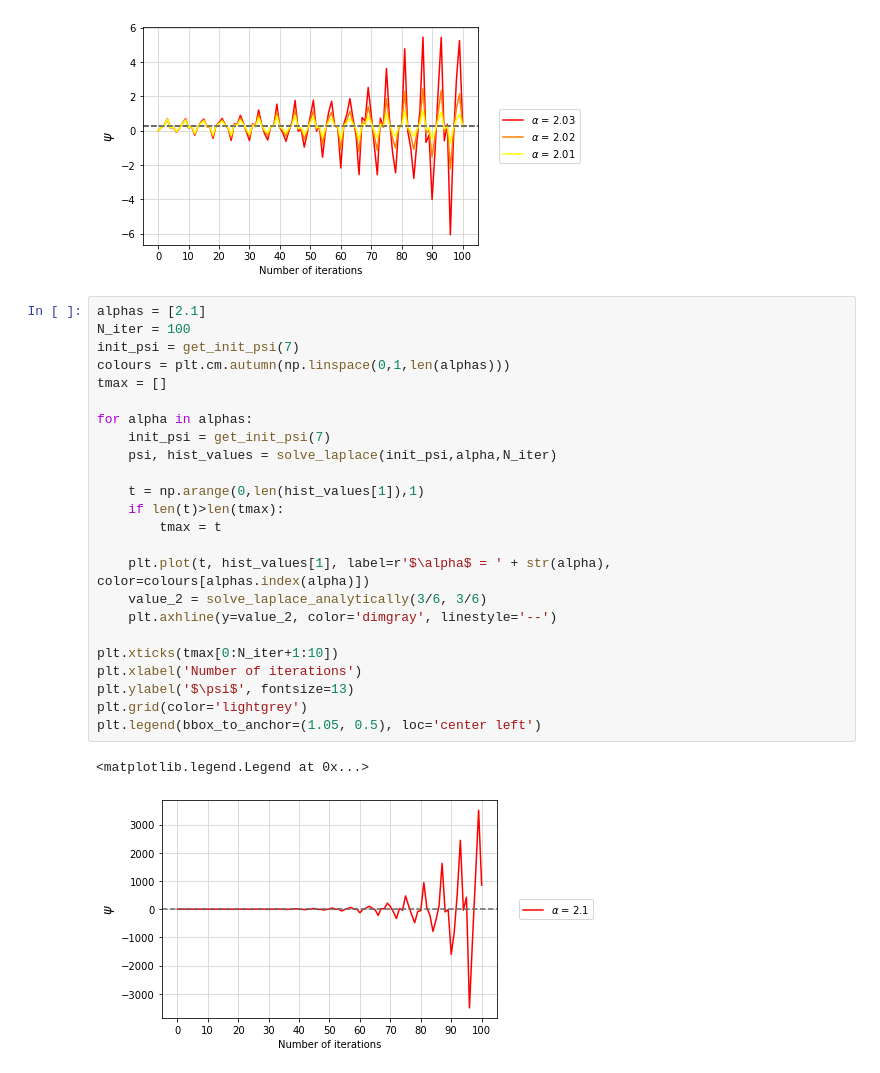
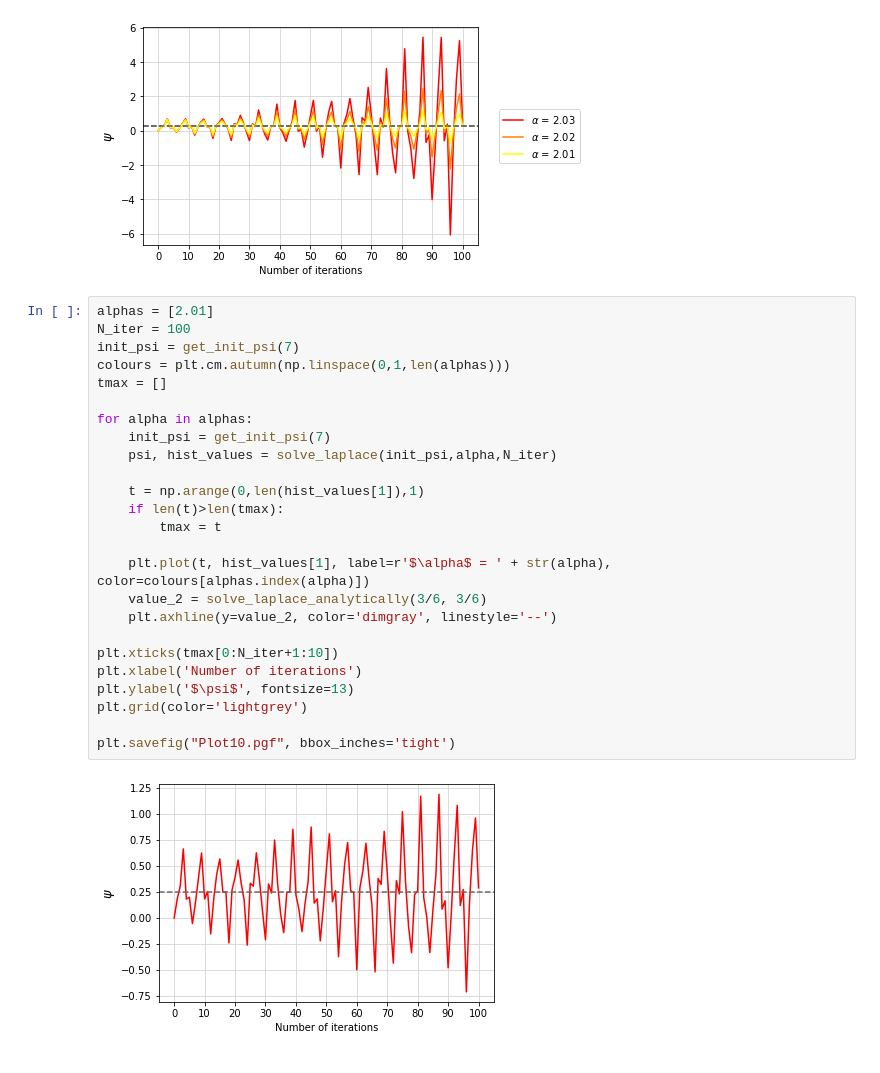
Before and after one commit to calumholker/laplaces-equation, a Jupyter notebook: CO25.ipynb, the cells around one changed output. Drawn from its saved outputs; the diff is of its cells as text.

```diff
--- a/CO25.ipynb
+++ b/CO25.ipynb
@@ -334,29 +334,29 @@ plt.legend(bbox_to_anchor=(1.05, 0.5), loc='center left')
 <matplotlib.legend.Legend at 0x...>
 [figure]
 # %%
-alphas = [2.1]
+alphas = [2.01]
 N_iter = 100
 init_psi = get_init_psi(7)
 colours = plt.cm.autumn(np.linspace(0,1,len(alphas)))
 tmax = []
 
 for alpha in alphas:
     init_psi = get_init_psi(7)
     psi, hist_values = solve_laplace(init_psi,alpha,N_iter)
 
     t = np.arange(0,len(hist_values[1]),1)
     if len(t)>len(tmax):
         tmax = t
 
     plt.plot(t, hist_values[1], label=r'$\alpha$ = ' + str(alpha), color=colours[alphas.index(alpha)])
     value_2 = solve_laplace_analytically(3/6, 3/6)
     plt.axhline(y=value_2, color='dimgray', linestyle='--')
 
 plt.xticks(tmax[0:N_iter+1:10])
 plt.xlabel('Number of iterations')
 plt.ylabel('$\psi$', fontsize=13)
 plt.grid(color='lightgrey')
-plt.legend(bbox_to_anchor=(1.05, 0.5), loc='center left')
+
+plt.savefig("Plot10.pgf", bbox_inches='tight')
 # %% [output]
-<matplotlib.legend.Legend at 0x...>
-[figure, old version]
+[figure, new version]
```
Also changed, not shown: parts of 9 cells of this notebook.
